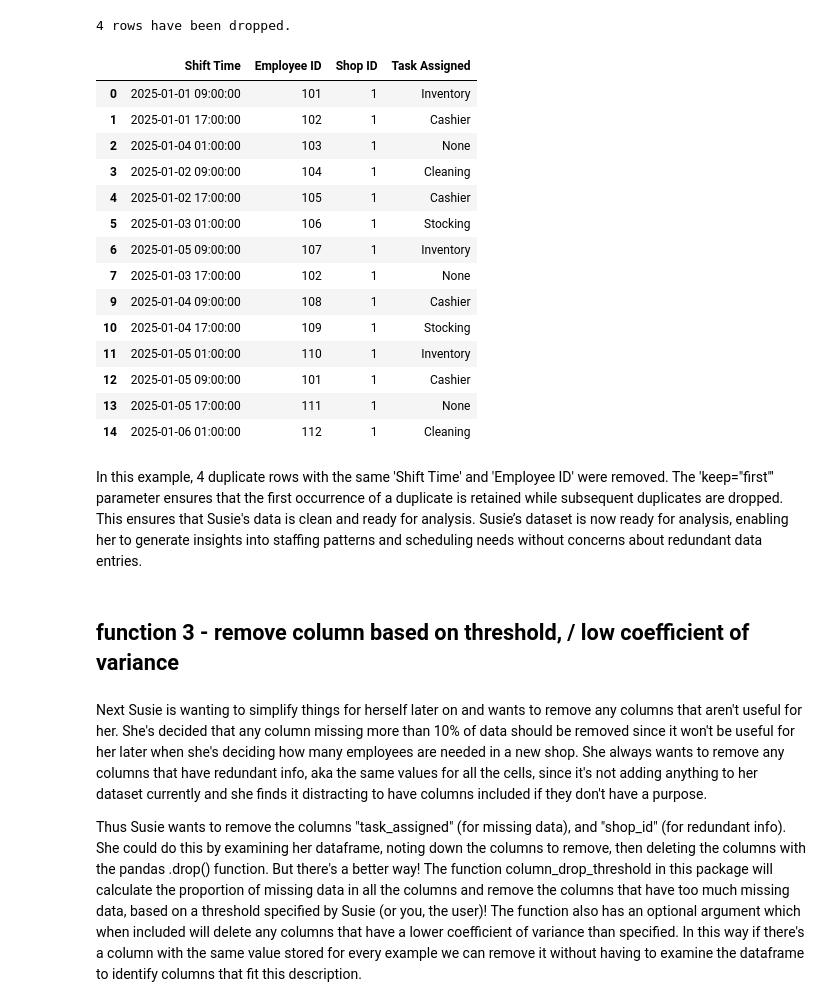
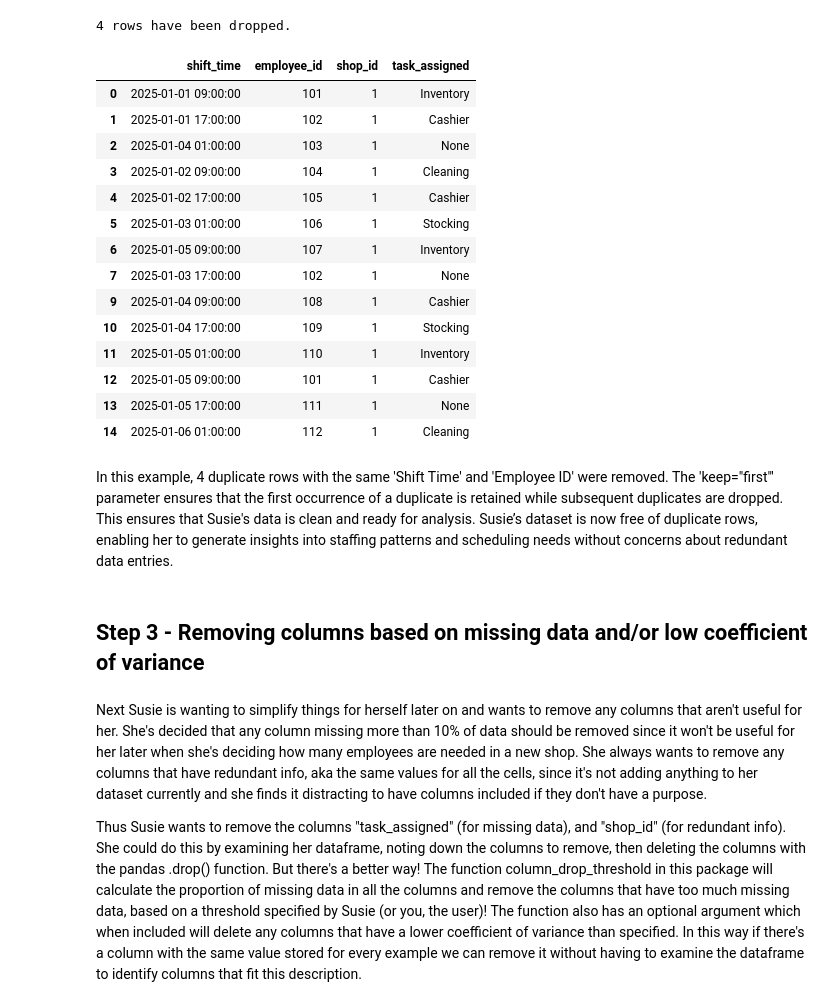
Before and after one commit to UBC-MDS/wrangle_in_py, a Jupyter notebook: docs/example.ipynb, the cells around one changed output. Drawn from its saved outputs; the diff is of its cells as text; code cells hidden in the pictures.

```diff
--- a/docs/example.ipynb
+++ b/docs/example.ipynb
@@ -184,27 +136,27 @@ cleaned_df = remove_duplicates(df_from_dict, subset_columns=["Shift Time", "Empl
 # %% [output]
 4 rows have been dropped.
-# %%
-cleaned_df
-# %% [output]
-|  | Shift Time | Employee ID | Shop ID | Task Assigned |
-| 0 | 2025-01-01 09:00:00 | 101 | 1 | Inventory |
-| 1 | 2025-01-01 17:00:00 | 102 | 1 | Cashier |
-| 2 | 2025-01-04 01:00:00 | 103 | 1 | None |
-| 3 | 2025-01-02 09:00:00 | 104 | 1 | Cleaning |
-| 4 | 2025-01-02 17:00:00 | 105 | 1 | Cashier |
-| 5 | 2025-01-03 01:00:00 | 106 | 1 | Stocking |
-| 6 | 2025-01-05 09:00:00 | 107 | 1 | Inventory |
-| 7 | 2025-01-03 17:00:00 | 102 | 1 | None |
-| 9 | 2025-01-04 09:00:00 | 108 | 1 | Cashier |
-| 10 | 2025-01-04 17:00:00 | 109 | 1 | Stocking |
-| 11 | 2025-01-05 01:00:00 | 110 | 1 | Inventory |
-| 12 | 2025-01-05 09:00:00 | 101 | 1 | Cashier |
-| 13 | 2025-01-05 17:00:00 | 111 | 1 | None |
-| 14 | 2025-01-06 01:00:00 | 112 | 1 | Cleaning |
+# %%
+no_duplicates_df
+# %% [output]
+|  | shift_time | employee_id | shop_id | task_assigned |
+| 0 | 2025-01-01 09:00:00 | 101 | 1 | Inventory |
+| 1 | 2025-01-01 17:00:00 | 102 | 1 | Cashier |
+| 2 | 2025-01-04 01:00:00 | 103 | 1 | None |
+| 3 | 2025-01-02 09:00:00 | 104 | 1 | Cleaning |
+| 4 | 2025-01-02 17:00:00 | 105 | 1 | Cashier |
+| 5 | 2025-01-03 01:00:00 | 106 | 1 | Stocking |
+| 6 | 2025-01-05 09:00:00 | 107 | 1 | Inventory |
+| 7 | 2025-01-03 17:00:00 | 102 | 1 | None |
+| 9 | 2025-01-04 09:00:00 | 108 | 1 | Cashier |
+| 10 | 2025-01-04 17:00:00 | 109 | 1 | Stocking |
+| 11 | 2025-01-05 01:00:00 | 110 | 1 | Inventory |
+| 12 | 2025-01-05 09:00:00 | 101 | 1 | Cashier |
+| 13 | 2025-01-05 17:00:00 | 111 | 1 | None |
+| 14 | 2025-01-06 01:00:00 | 112 | 1 | Cleaning |
 # %% [markdown]
-In this example, 4 duplicate rows with the same 'Shift Time' and 'Employee ID' were removed. The 'keep="first"' parameter ensures that the first occurrence of a duplicate is retained while subsequent duplicates are dropped. This ensures that Susie's data is clean and ready for analysis. Susie’s dataset is now ready for analysis, enabling her to generate insights into staffing patterns and scheduling needs without concerns about redundant data entries.
+In this example, 4 duplicate rows with the same 'Shift Time' and 'Employee ID' were removed. The 'keep="first"' parameter ensures that the first occurrence of a duplicate is retained while subsequent duplicates are dropped. This ensures that Susie's data is clean and ready for analysis. Susie’s dataset is now free of duplicate rows, enabling her to generate insights into staffing patterns and scheduling needs without concerns about redundant data entries.
 # %% [markdown]
-## function 3 - remove column based on threshold, / low coefficient of variance
+## Step 3 - Removing columns based on missing data and/or low coefficient of variance
 # %% [markdown]
 Next Susie is wanting to simplify things for herself later on and wants to remove any columns that aren't useful for her. She's decided that any column missing more than 10% of data should be removed since it won't be useful for her later when she's deciding how many employees are needed in a new shop. She always wants to remove any columns that have redundant info, aka the same values for all the cells, since it's not adding anything to her dataset currently and she finds it distracting to have columns included if they don't have a purpose.
 
```
Also changed, not shown: parts of 34 cells of this notebook.
